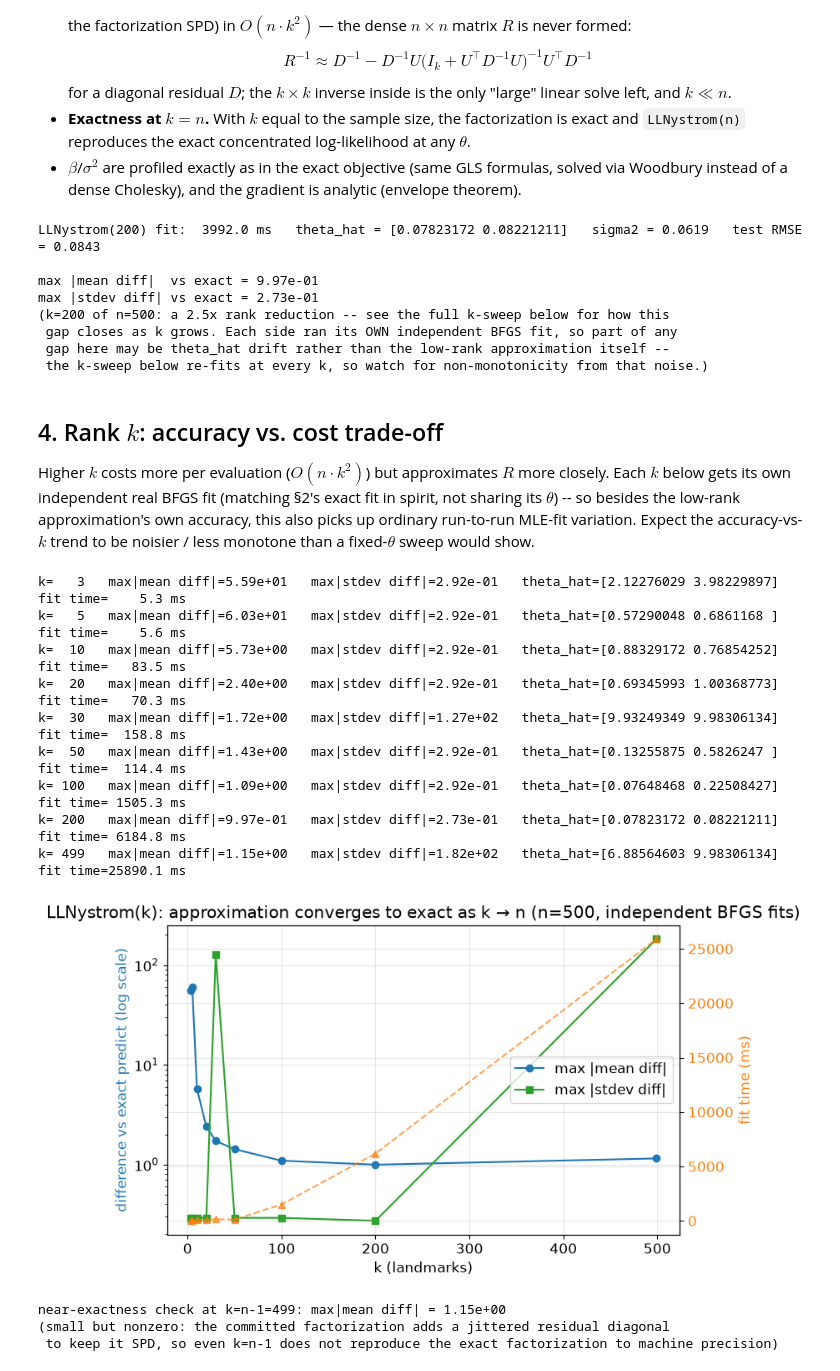
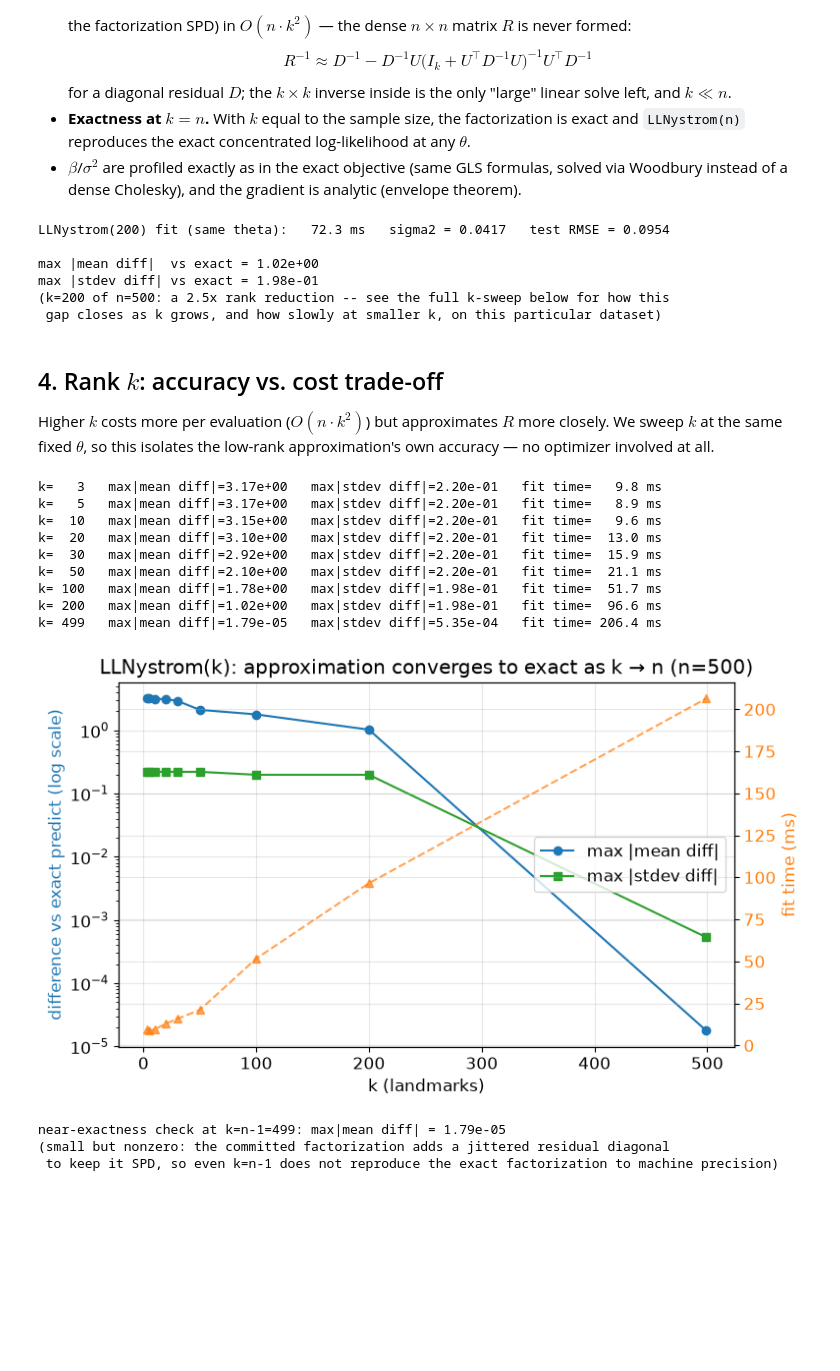
Before and after one commit to libKriging/libKriging, a Jupyter notebook: docs/math/llnystrom_vs_cholesky.ipynb, the cells around one changed output. Cells and saved outputs as stored; diff of their text form; code cells hidden in the pictures; blank space fills up the shorter version.

```diff
--- a/docs/math/llnystrom_vs_cholesky.ipynb
+++ b/docs/math/llnystrom_vs_cholesky.ipynb
@@ -101,14 +103,18 @@ its own $\hat\theta$ independently.
 # %%
-theta0 = np.array([[0.3, 0.3]])
+theta_seed = np.array([[0.3, 0.3]])
+k_seed = lk.Kriging(y, X, 'matern5_2', regmodel='constant',
+                     objective='LL', optim='BFGS(1)', parameters={'theta': theta_seed})
+theta_fixed = k_seed.theta().reshape(1, -1)
+params_fixed = {'theta': theta_fixed, 'is_theta_estim': False}
 
 t0 = time.perf_counter()
 k_exact = lk.Kriging(y, X, 'matern5_2', regmodel='constant',
-                      objective='LL', optim='BFGS(1)', parameters={'theta': theta0})
+                      objective='LL', optim='none', parameters=params_fixed)
 t_exact = time.perf_counter() - t0
 
 mean_exact, stdev_exact = k_exact.predict(Xt, True, False, False)[:2]
 rmse_exact = rmse(mean_exact.ravel(), yt)
 
-print(f'exact fit: {t_exact*1000:7.1f} ms   theta_hat = {k_exact.theta().ravel()}'
-      f'   sigma2 = {k_exact.sigma2():.4f}   test RMSE = {rmse_exact:.4f}')
+print(f'theta = {theta_fixed.ravel()}  (found by one BFGS fit, then held fixed from here on)')
+print(f'exact fit at this theta: {t_exact*1000:6.1f} ms   sigma2 = {k_exact.sigma2():.4f}   test RMSE = {rmse_exact:.4f}')
 # %% [output]
@@ -144,82 +151,75 @@ exact fit:   460.4 ms   theta_hat = [0.04521936 0.03211257]   sigma2 = 0.0936
 # %%
 t0 = time.perf_counter()
 k_nystrom = lk.Kriging(y, X, 'matern5_2', regmodel='constant',
-                        objective='LLNystrom(200)', optim='BFGS(1)', parameters={'theta': theta0})
+                        objective='LLNystrom(200)', optim='none', parameters=params_fixed)
 t_nystrom = time.perf_counter() - t0
 
 mean_nystrom, stdev_nystrom = k_nystrom.predict(Xt, True, False, False)[:2]
 rmse_nystrom = rmse(mean_nystrom.ravel(), yt)
 
-print(f'LLNystrom(200) fit: {t_nystrom*1000:7.1f} ms   theta_hat = {k_nystrom.theta().ravel()}'
-      f'   sigma2 = {k_nystrom.sigma2():.4f}   test RMSE = {rmse_nystrom:.4f}')
+print(f'LLNystrom(200) fit (same theta): {t_nystrom*1000:6.1f} ms   sigma2 = {k_nystrom.sigma2():.4f}   test RMSE = {rmse_nystrom:.4f}')
 print()
 print(f'max |mean diff|  vs exact = {np.max(np.abs(mean_exact.ravel()-mean_nystrom.ravel())):.2e}')
 print(f'max |stdev diff| vs exact = {np.max(np.abs(stdev_exact.ravel()-stdev_nystrom.ravel())):.2e}')
 print('(k=200 of n=500: a 2.5x rank reduction -- see the full k-sweep below for how this')
-print(' gap closes as k grows. Each side ran its OWN independent BFGS fit, so part of any')
-print(' gap here may be theta_hat drift rather than the low-rank approximation itself --')
-print(' the k-sweep below re-fits at every k, so watch for non-monotonicity from that noise.)')
+print(' gap closes as k grows, and how slowly at smaller k, on this particular dataset)')
 # %% [output]
-LLNystrom(200) fit:  3992.0 ms   theta_hat = [0.07823172 0.08221211]   sigma2 = 0.0619   test RMSE = 0.0843
+LLNystrom(200) fit (same theta):   72.3 ms   sigma2 = 0.0417   test RMSE = 0.0954
 
-max |mean diff|  vs exact = 9.97e-01
-max |stdev diff| vs exact = 2.73e-01
+max |mean diff|  vs exact = 1.02e+00
+max |stdev diff| vs exact = 1.98e-01
 (k=200 of n=500: a 2.5x rank reduction -- see the full k-sweep below for how this
- gap closes as k grows. Each side ran its OWN independent BFGS fit, so part of any
- gap here may be theta_hat drift rather than the low-rank approximation itself --
- the k-sweep below re-fits at every k, so watch for non-monotonicity from that noise.)
+ gap closes as k grows, and how slowly at smaller k, on this particular dataset)
 # %% [markdown]
 ## 4. Rank $k$: accuracy vs. cost trade-off
 
 Higher $k$ costs more per evaluation ($O(n\cdot k^2)$) but approximates
-$R$ more closely. Each $k$ below gets its own independent real BFGS fit
-(matching §2's exact fit in spirit, not sharing its $\theta$) -- so besides
-the low-rank approximation's own accuracy, this also picks up ordinary
-run-to-run MLE-fit variation. Expect the accuracy-vs-$k$ trend to be
-noisier / less monotone than a fixed-$\theta$ sweep would show.
+$R$ more closely. We sweep $k$ at the same fixed $\theta$, so this
+isolates the low-rank approximation's own accuracy — no optimizer
+involved at all.
 # %%
 k_grid = [3, 5, 10, 20, 30, 50, 100, 200, n - 1]
 mean_diffs, stdev_diffs, times_k = [], [], []
 for kk in k_grid:
     t0 = time.perf_counter()
     kn = lk.Kriging(y, X, 'matern5_2', regmodel='constant',
-                     objective=f'LLNystrom({kk})', optim='BFGS(1)', parameters={'theta': theta0})
+                     objective=f'LLNystrom({kk})', optim='none', parameters=params_fixed)
     times_k.append(time.perf_counter() - t0)
     m_k, s_k = kn.predict(Xt, True, False, False)[:2]
     mean_diffs.append(np.max(np.abs(m_k.ravel() - mean_exact.ravel())))
     stdev_diffs.append(np.max(np.abs(s_k.ravel() - stdev_exact.ravel())))
     print(f'k={kk:4d}   max|mean diff|={mean_diffs[-1]:.2e}   max|stdev diff|={stdev_diffs[-1]:.2e}'
-          f'   theta_hat={kn.theta().ravel()}   fit time={times_k[-1]*1000:7.1f} ms')
+          f'   fit time={times_k[-1]*1000:6.1f} ms')
 # %% [output]
-k=   3   max|mean diff|=5.59e+01   max|stdev diff|=2.92e-01   theta_hat=[2.12276029 3.98229897]   fit time=    5.3 ms
-k=   5   max|mean diff|=6.03e+01   max|stdev diff|=2.92e-01   theta_hat=[0.57290048 0.6861168 ]   fit time=    5.6 ms
-k=  10   max|mean diff|=5.73e+00   max|stdev diff|=2.92e-01   theta_hat=[0.88329172 0.76854252]   fit time=   83.5 ms
-k=  20   max|mean diff|=2.40e+00   max|stdev diff|=2.92e-01   theta_hat=[0.69345993 1.00368773]   fit time=   70.3 ms
-k=  30   max|mean diff|=1.72e+00   max|stdev diff|=1.27e+02   theta_hat=[9.93249349 9.98306134]   fit time=  158.8 ms
-k=  50   max|mean diff|=1.43e+00   max|stdev diff|=2.92e-01   theta_hat=[0.13255875 0.5826247 ]   fit time=  114.4 ms
-k= 100   max|mean diff|=1.09e+00   max|stdev diff|=2.92e-01   theta_hat=[0.07648468 0.22508427]   fit time= 1505.3 ms
-k= 200   max|mean diff|=9.97e-01   max|stdev diff|=2.73e-01   theta_hat=[0.07823172 0.08221211]   fit time= 6184.8 ms
-k= 499   max|mean diff|=1.15e+00   max|stdev diff|=1.82e+02   theta_hat=[6.88564603 9.98306134]   fit time=25890.1 ms
+k=   3   max|mean diff|=3.17e+00   max|stdev diff|=2.20e-01   fit time=   9.8 ms
+k=   5   max|mean diff|=3.17e+00   max|stdev diff|=2.20e-01   fit time=   8.9 ms
+k=  10   max|mean diff|=3.15e+00   max|stdev diff|=2.20e-01   fit time=   9.6 ms
+k=  20   max|mean diff|=3.10e+00   max|stdev diff|=2.20e-01   fit time=  13.0 ms
+k=  30   max|mean diff|=2.92e+00   max|stdev diff|=2.20e-01   fit time=  15.9 ms
+k=  50   max|mean diff|=2.10e+00   max|stdev diff|=2.20e-01   fit time=  21.1 ms
+k= 100   max|mean diff|=1.78e+00   max|stdev diff|=1.98e-01   fit time=  51.7 ms
+k= 200   max|mean diff|=1.02e+00   max|stdev diff|=1.98e-01   fit time=  96.6 ms
+k= 499   max|mean diff|=1.79e-05   max|stdev diff|=5.35e-04   fit time= 206.4 ms
 # %%
 fig, ax1 = plt.subplots(figsize=(8, 4.8))
 ax1.semilogy(k_grid, np.array(mean_diffs) + 1e-16, 'o-', color='C0', label='max |mean diff|')
 ax1.semilogy(k_grid, np.array(stdev_diffs) + 1e-16, 's-', color='C2', label='max |stdev diff|')
 ax1.set_xlabel('k (landmarks)')
 ax1.set_ylabel('difference vs exact predict (log scale)', color='C0')
 ax1.legend(loc='center right')
 ax2 = ax1.twinx()
 ax2.plot(k_grid, np.array(times_k) * 1000, '^--', color='C1', alpha=0.7)
 ax2.set_ylabel('fit time (ms)', color='C1')
 ax2.tick_params(axis='y', labelcolor='C1')
-ax1.set_title(f'LLNystrom(k): approximation converges to exact as k → n (n={n}, independent BFGS fits)')
+ax1.set_title(f'LLNystrom(k): approximation converges to exact as k → n (n={n})')
 plt.tight_layout()
 plt.show()
 
 print(f'near-exactness check at k=n-1={n-1}: max|mean diff| = {mean_diffs[-1]:.2e}')
 print('(small but nonzero: the committed factorization adds a jittered residual diagonal')
 print(' to keep it SPD, so even k=n-1 does not reproduce the exact factorization to machine precision)')
 # %% [output]
-[figure, old version]
+[figure, new version]
-near-exactness check at k=n-1=499: max|mean diff| = 1.15e+00
+near-exactness check at k=n-1=499: max|mean diff| = 1.79e-05
 (small but nonzero: the committed factorization adds a jittered residual diagonal
  to keep it SPD, so even k=n-1 does not reproduce the exact factorization to machine precision)
```
Also changed, not shown: parts of 8 cells of this notebook, 9 other files.
